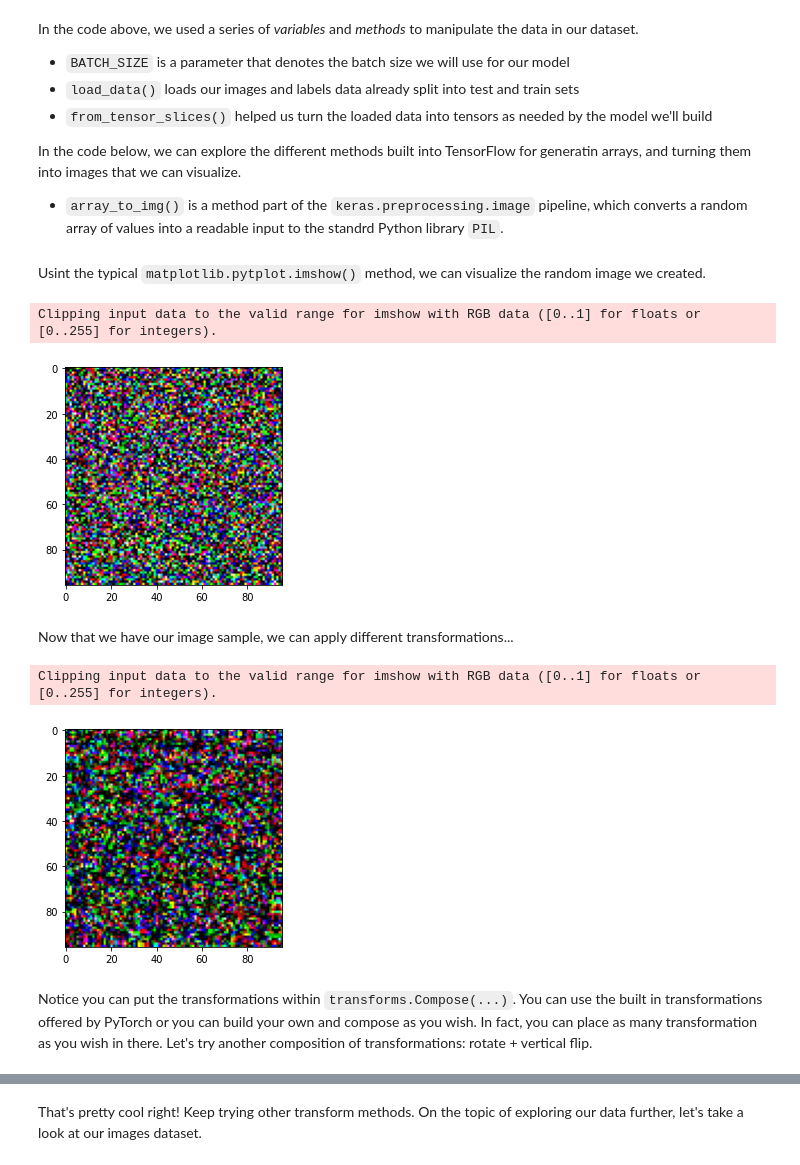
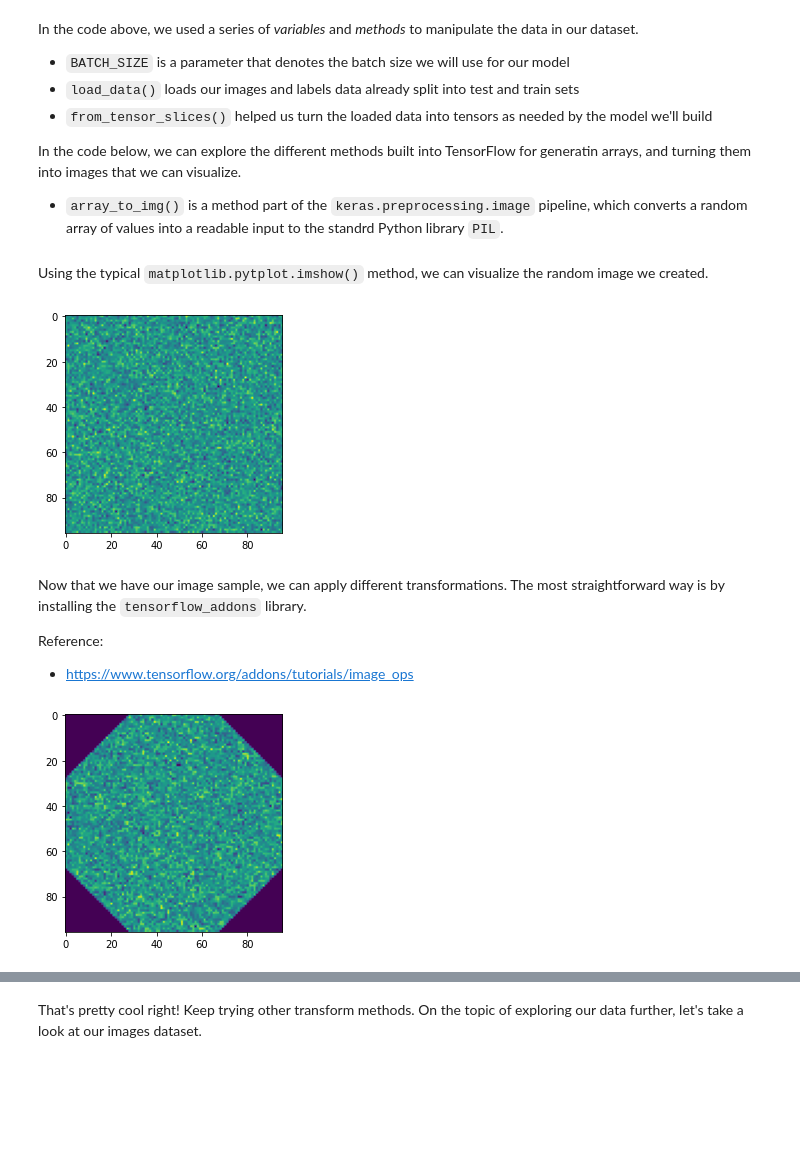
Before and after one commit to datasith/ML-Notebooks-TensorFlow, a Jupyter notebook: A_Gentle_Introduction_to_TensorFlow.ipynb, the cells around one changed output, grey strips where cells are left out. Drawn from its saved outputs; the diff is of its cells as text; code cells hidden in the pictures; blank space fills up the shorter version.

```diff
--- a/A_Gentle_Introduction_to_TensorFlow.ipynb
+++ b/A_Gentle_Introduction_to_TensorFlow.ipynb
@@ -92,14 +92,26 @@ In the code below, we can explore the different methods built into TensorFlow fo
 - `array_to_img()` is a method part of the `keras.preprocessing.image` pipeline, which converts a random array of values into a readable input to the standrd Python library `PIL`.
 # %%
 image = tf.random.Generator.from_seed(42)
-image_tensor = image.normal(shape=(96, 96, 3))
-# image = tf.keras.preprocessing.image.array_to_img(image_tensor)
+image_tensor = image.normal(shape=(96, 96, 1))
+image_tensor = tf.truediv(
+   tf.subtract(
+      image_tensor,
+      tf.reduce_min(image_tensor)
+   ),
+   tf.subtract(
+      tf.reduce_max(image_tensor),
+      tf.reduce_min(image_tensor)
+   )
+)
+image = tf.keras.preprocessing.image.array_to_img(image_tensor)
 # %% [markdown]
-Usint the typical `matplotlib.pytplot.imshow()` method, we can visualize the random image we created.
+Using the typical `matplotlib.pytplot.imshow()` method, we can visualize the random image we created.
 # %%
-_ = plt.imshow(image_tensor)
+_ = plt.imshow(image)
 # %% [output]
-Clipping input data to the valid range for imshow with RGB data ([0..1] for floats or [0..255] for integers).
-[figure, old version]
+[figure, new version]
 # %% [markdown]
-Now that we have our image sample, we can apply different transformations...
+Now that we have our image sample, we can apply different transformations. The most straightforward way is by installing the `tensorflow_addons` library.
+
+Reference:
+* https://www.tensorflow.org/addons/tutorials/image_ops
@@ -106,20 +120,9 @@ Now that we have our image sample, we can apply different transformations...
 # %%
 # dummy transformation
+import tensorflow_addons as tfa
 
-# tf.keras.layers.RandomRotation
-
-import math
-
-data_augmentation = tf.keras.Sequential([
-  tf.keras.layers.RandomRotation(math.pi/ 4),
-])
-
-r_image_tensor = data_augmentation(image_tensor)
-# image = tf.keras.preprocessing.image.array_to_img(r_image_tensor)
-
-_ = plt.imshow(r_image_tensor)
+rotate = tfa.image.rotate(image_tensor, tf.constant(np.pi/4))
+image = tf.keras.preprocessing.image.array_to_img(rotate)
+_ = plt.imshow(image)
 # %% [output]
-Clipping input data to the valid range for imshow with RGB data ([0..1] for floats or [0..255] for integers).
-[figure, old version]
+[figure, new version]
-# %% [markdown]
-Notice you can put the transformations within `transforms.Compose(...)`. You can use the built in transformations offered by PyTorch or you can build your own and compose as you wish. In fact, you can place as many transformation as you wish in there. Let's try another composition of transformations: rotate + vertical flip.
```
Also changed, not shown: parts of 4 cells of this notebook.
